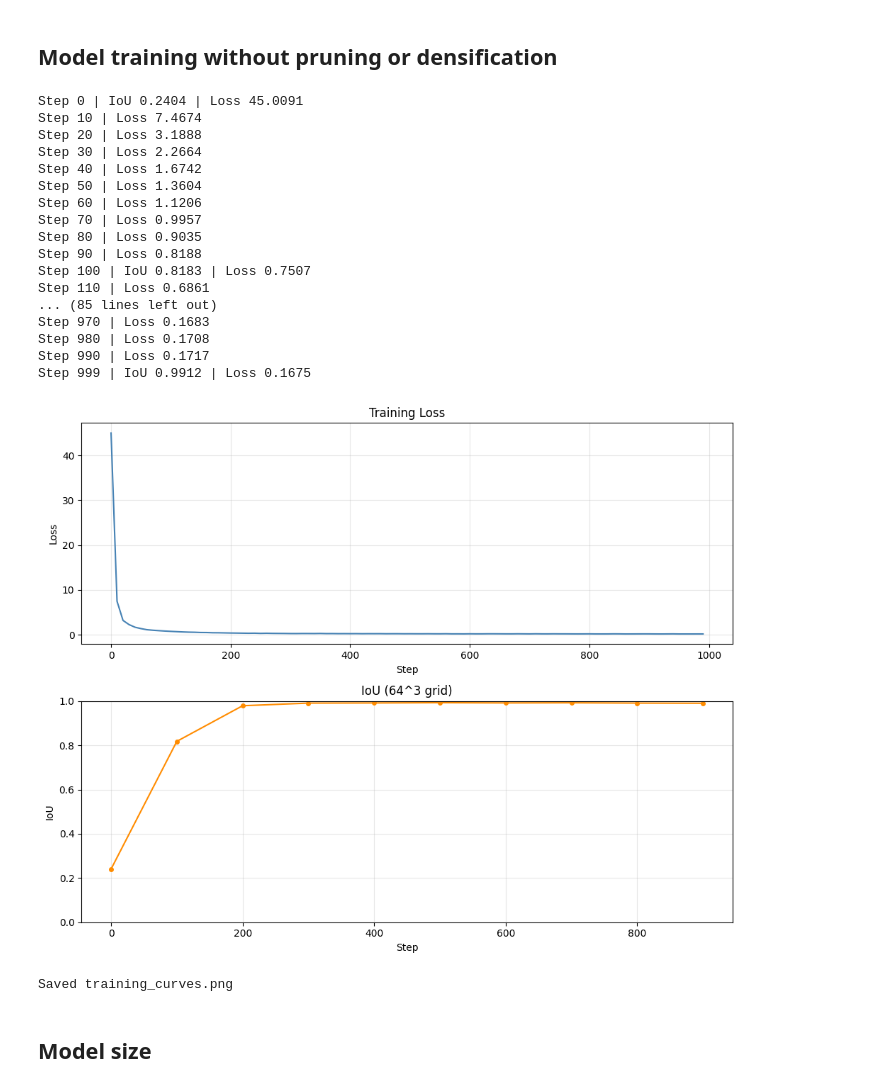
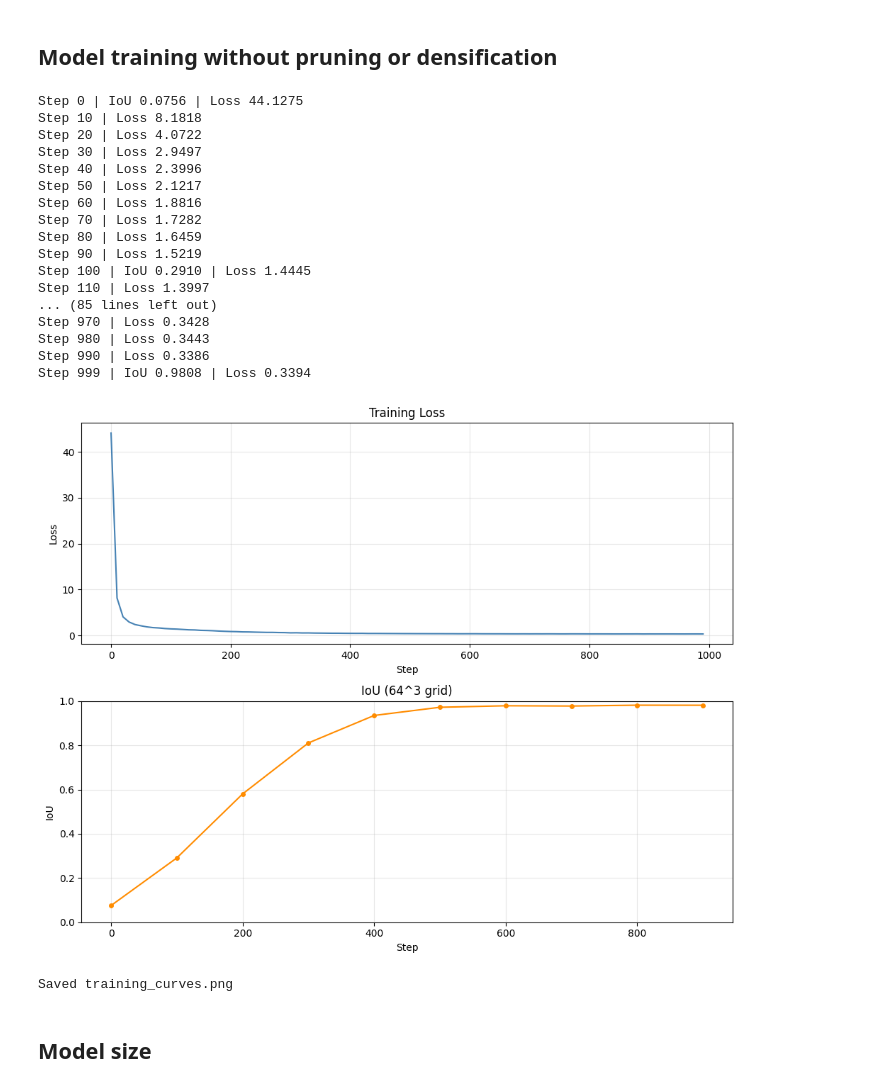
Before and after one commit to n1k0la-21/adaptive_pruning_SIREN, a Jupyter notebook: notebooks/test.ipynb, the cells around one changed output. Drawn from its saved outputs; the diff is of its cells as text; code cells hidden in the pictures.

```diff
--- a/notebooks/test.ipynb
+++ b/notebooks/test.ipynb
@@ -37,7 +105,7 @@ def set_seeds():
     torch.backends.cudnn.benchmark = False
     torch.backends.cudnn.deterministic = True
 
-mesh = data.MeshDataset('data/pointclouds/lucy/Stanford_lucy.ply')
+mesh = data.MeshDataset('data/pointclouds/armadillo/Stanford_armadillo.ply')
 gt_points = torch.from_numpy(np.asarray(mesh.mesh.sample_points_uniformly(number_of_points=50000).points).astype(np.float32)).to(torch.device("cuda")).requires_grad_(True)
 # %% [markdown]
 ## Defining the Model
@@ -46,7 +114,7 @@ In this cell we will define the SIREN model. This particular INR uses sine activ
 # %%
 size_per_layer = 256
 set_seeds()
-model = si.SIRENSDF(hidden_dims=[256, 256, 256])
+model = si.SIRENSDF(hidden_dims=[256, 256, 256], omega_0=60)
 model_loss = loss.Loss(lambda_surface=175,  lambda_eikonal=20, lambda_normal=15, lambda_inter=10, lambda_off=15, model=model)
 optimizer = torch.optim.Adam(model.parameters(), lr=1e-4*2)
 # %% [markdown]
@@ -54,31 +122,31 @@ optimizer = torch.optim.Adam(model.parameters(), lr=1e-4*2)
 # %%
 loss_hist, iou_hist, iou_steps = train(epochs=1000, data=mesh, no_surface=10000, no_off_surface=15000, model=model, loss=model_loss, optimizer=optimizer, scene=mesh.scene)
 np.savez(
-    "lucy_weights/history/large_unpruned_history.npz",
+    "armadillo_data/seed_42/history/baseline_60_history.npz",
     loss=np.array(loss_hist),
     iou=np.array(iou_hist),
     steps=np.array(iou_steps)
 )
-torch.save(model.state_dict(), "lucy_weights/large_unpruned.pth")
+torch.save(model.state_dict(), "armadillo_data/seed_42/baseline_60.pth")
 # %% [output]
-Step 0 | IoU 0.2404 | Loss 45.0091
-Step 10 | Loss 7.4674
-Step 20 | Loss 3.1888
-Step 30 | Loss 2.2664
-Step 40 | Loss 1.6742
-Step 50 | Loss 1.3604
-Step 60 | Loss 1.1206
-Step 70 | Loss 0.9957
-Step 80 | Loss 0.9035
-Step 90 | Loss 0.8188
-Step 100 | IoU 0.8183 | Loss 0.7507
-Step 110 | Loss 0.6861
+Step 0 | IoU 0.0756 | Loss 44.1275
+Step 10 | Loss 8.1818
+Step 20 | Loss 4.0722
+Step 30 | Loss 2.9497
+Step 40 | Loss 2.3996
+Step 50 | Loss 2.1217
+Step 60 | Loss 1.8816
+Step 70 | Loss 1.7282
+Step 80 | Loss 1.6459
+Step 90 | Loss 1.5219
+Step 100 | IoU 0.2910 | Loss 1.4445
+Step 110 | Loss 1.3997
 ... (85 lines left out)
-Step 970 | Loss 0.1683
-Step 980 | Loss 0.1708
-Step 990 | Loss 0.1717
-Step 999 | IoU 0.9912 | Loss 0.1675
+Step 970 | Loss 0.3428
+Step 980 | Loss 0.3443
+Step 990 | Loss 0.3386
+Step 999 | IoU 0.9808 | Loss 0.3394
-[figure, old version]
+[figure, new version]
 Saved training_curves.png
 # %% [markdown]
 ## Model size
```
Also changed, not shown: parts of 23 cells of this notebook, 2 other files.
